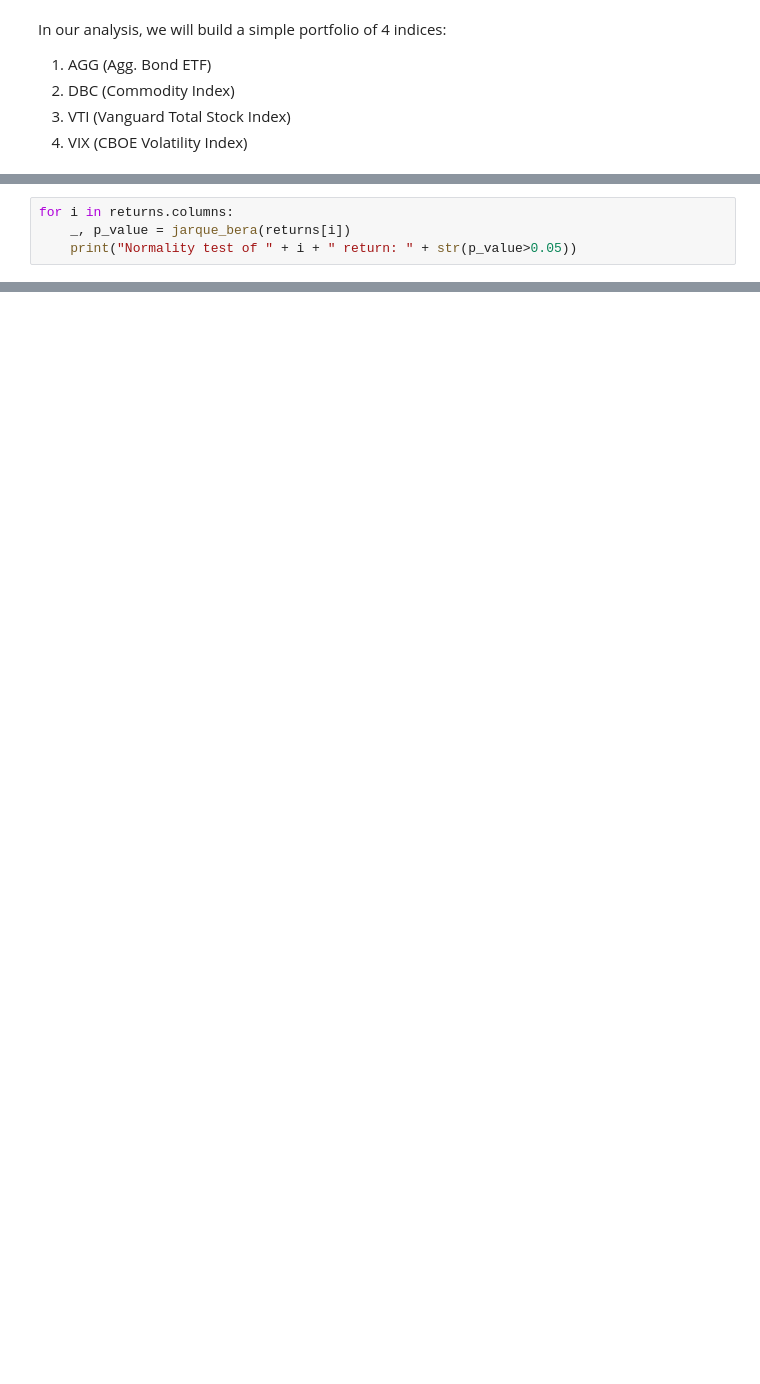
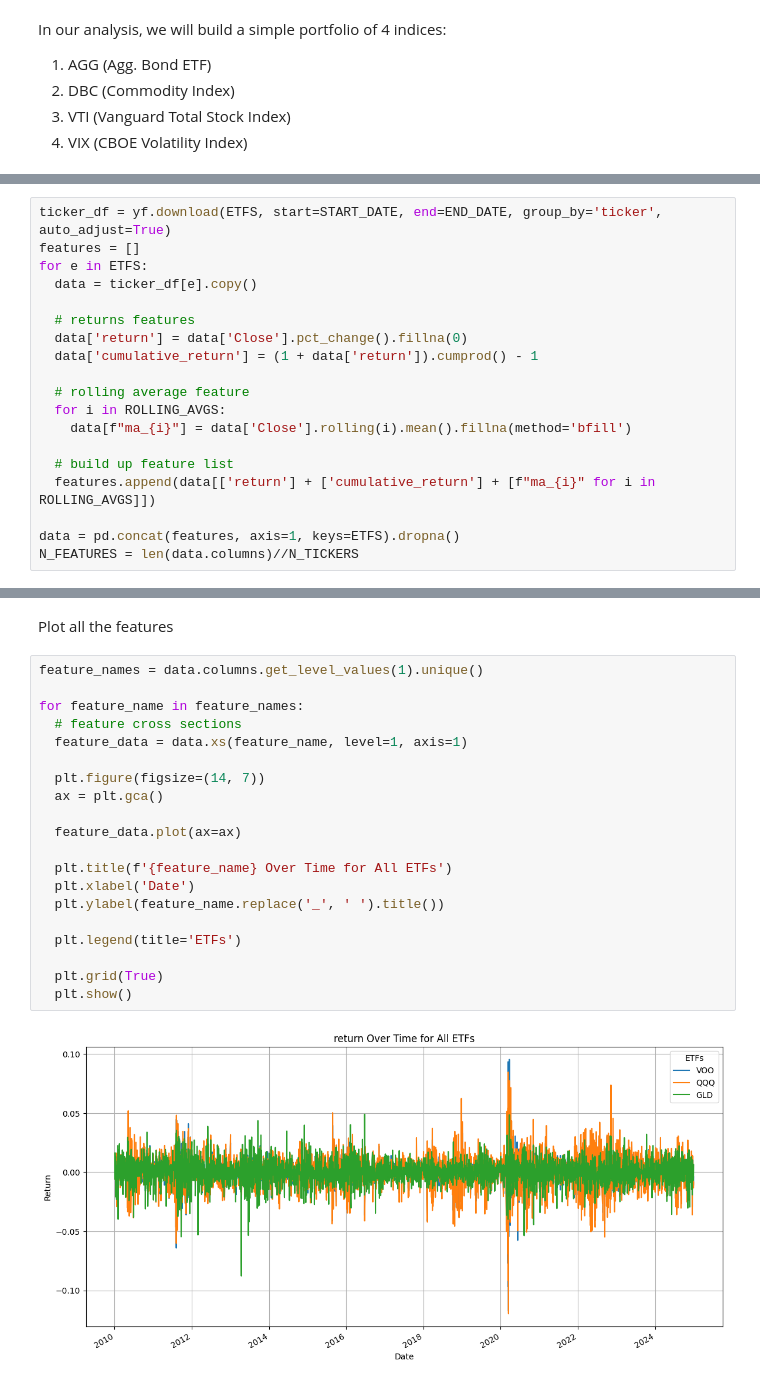
Before and after one commit to jkrue242/PortfolioOptimization, a Jupyter notebook: portfolio_optimiztion.ipynb, the cells around one changed output, grey strips where cells are left out. Cells and saved outputs as stored; diff of their text form; blank space fills up the shorter version.

```diff
--- a/portfolio_optimiztion.ipynb
+++ b/portfolio_optimiztion.ipynb
@@ -109,4 +38,0 @@ Skewness:  [-1.07321549 -0.55614616 -0.51480304  2.29858005]
-# %%
-for i in returns.columns:
-    _, p_value = jarque_bera(returns[i])
-    print("Normality test of " + i + " return: " + str(p_value>0.05))
@@ -245,0 +60,19 @@ See `sharpe.py` for details
+# %%
+ticker_df = yf.download(ETFS, start=START_DATE, end=END_DATE, group_by='ticker', auto_adjust=True)
+features = []
+for e in ETFS:
+  data = ticker_df[e].copy()
+
+  # returns features
+  data['return'] = data['Close'].pct_change().fillna(0)
+  data['cumulative_return'] = (1 + data['return']).cumprod() - 1
+
+  # rolling average feature
+  for i in ROLLING_AVGS:
+    data[f"ma_{i}"] = data['Close'].rolling(i).mean().fillna(method='bfill')
+
+  # build up feature list
+  features.append(data[['return'] + ['cumulative_return'] + [f"ma_{i}" for i in ROLLING_AVGS]])
+
+data = pd.concat(features, axis=1, keys=ETFS).dropna()
+N_FEATURES = len(data.columns)//N_TICKERS
@@ -245,0 +96,24 @@ See `sharpe.py` for details
+# %% [markdown]
+Plot all the features
+# %%
+feature_names = data.columns.get_level_values(1).unique()
+
+for feature_name in feature_names:
+  # feature cross sections
+  feature_data = data.xs(feature_name, level=1, axis=1)
+
+  plt.figure(figsize=(14, 7))
+  ax = plt.gca()
+
+  feature_data.plot(ax=ax)
+
+  plt.title(f'{feature_name} Over Time for All ETFs')
+  plt.xlabel('Date')
+  plt.ylabel(feature_name.replace('_', ' ').title())
+
+  plt.legend(title='ETFs')
+
+  plt.grid(True)
+  plt.show()
+# %% [output]
+[figure, added]
```
Also changed, not shown: parts of 43 cells of this notebook.
